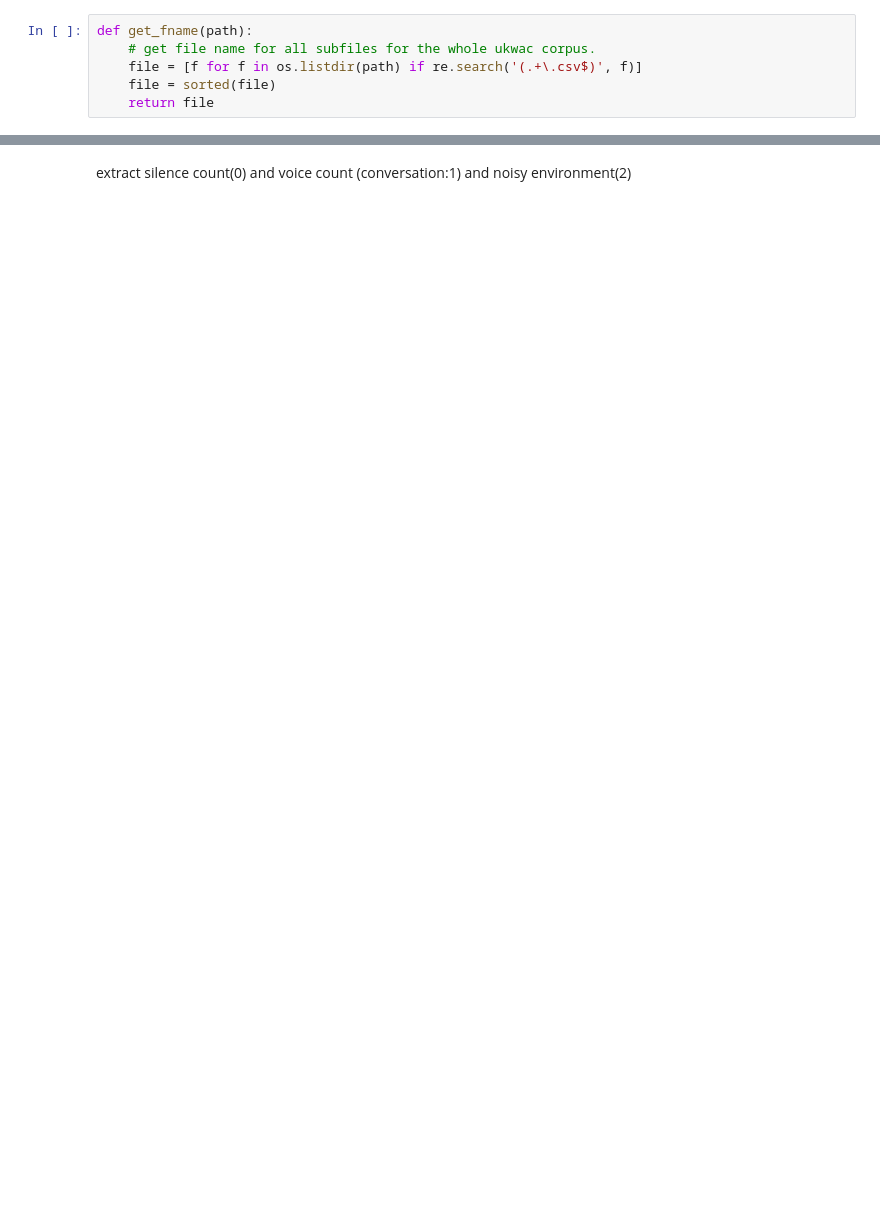
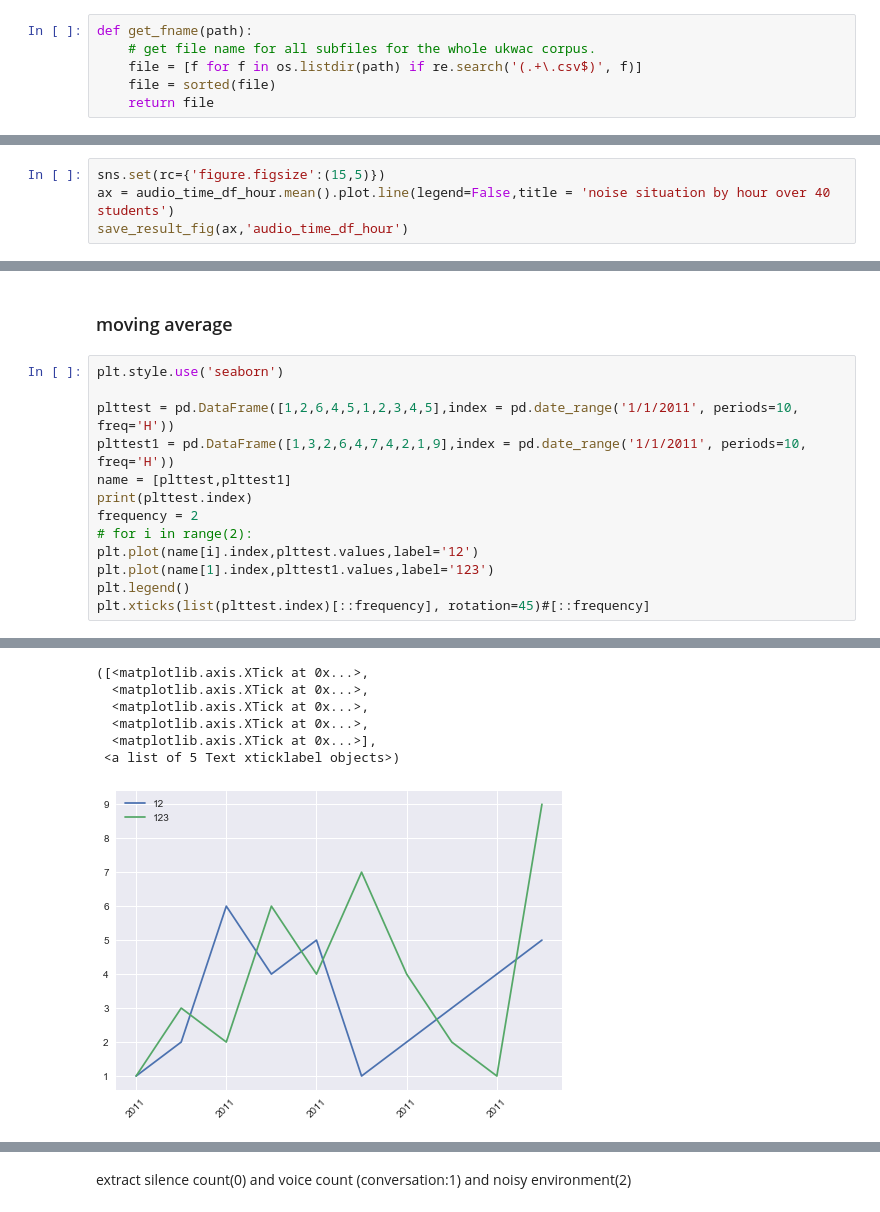
Before and after one commit to Epoch-Mengying/StudentLifeProject, a Jupyter notebook: sensing_time_series_classification.ipynb, the cells around one changed output, grey strips where cells are left out. Saved outputs shown, nothing was run; the diff lists cells and outputs as text; blank space fills up the shorter version.

```diff
--- a/sensing_time_series_classification.ipynb
+++ b/sensing_time_series_classification.ipynb
@@ -104,0 +519,4 @@ audio_time_df
+# %%
+sns.set(rc={'figure.figsize':(15,5)})
+ax = audio_time_df_hour.mean().plot.line(legend=False,title = 'noise situation by hour over 40 students')
+save_result_fig(ax,'audio_time_df_hour')
@@ -104,0 +527,16 @@ audio_time_df
+# %% [markdown]
+### moving average
+# %%
+plt.style.use('seaborn')
+
+plttest = pd.DataFrame([1,2,6,4,5,1,2,3,4,5],index = pd.date_range('1/1/2011', periods=10, freq='H'))
+plttest1 = pd.DataFrame([1,3,2,6,4,7,4,2,1,9],index = pd.date_range('1/1/2011', periods=10, freq='H'))
+name = [plttest,plttest1]
+print(plttest.index)
+frequency = 2
+# for i in range(2):
+plt.plot(name[i].index,plttest.values,label='12')
+plt.plot(name[1].index,plttest1.values,label='123')
+plt.legend()
+plt.xticks(list(plttest.index)[::frequency], rotation=45)#[::frequency]
+# %% [output]
@@ -104,0 +549,7 @@ audio_time_df
+([<matplotlib.axis.XTick at 0x...>,
+  <matplotlib.axis.XTick at 0x...>,
+  <matplotlib.axis.XTick at 0x...>,
+  <matplotlib.axis.XTick at 0x...>,
+  <matplotlib.axis.XTick at 0x...>],
+ <a list of 5 Text xticklabel objects>)
+[figure, added]
```
Also changed, not shown: parts of 176 cells of this notebook, 2 other files.
